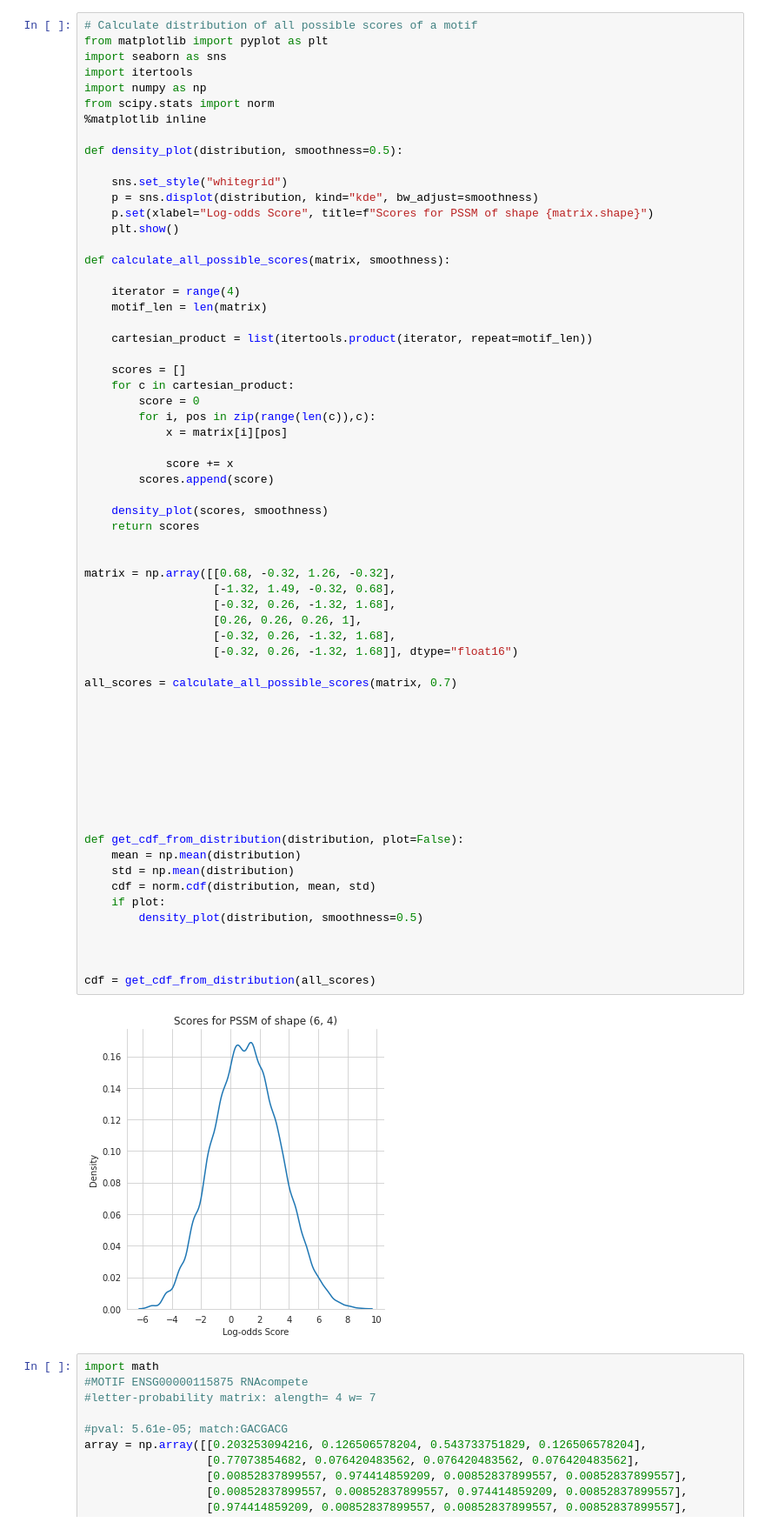
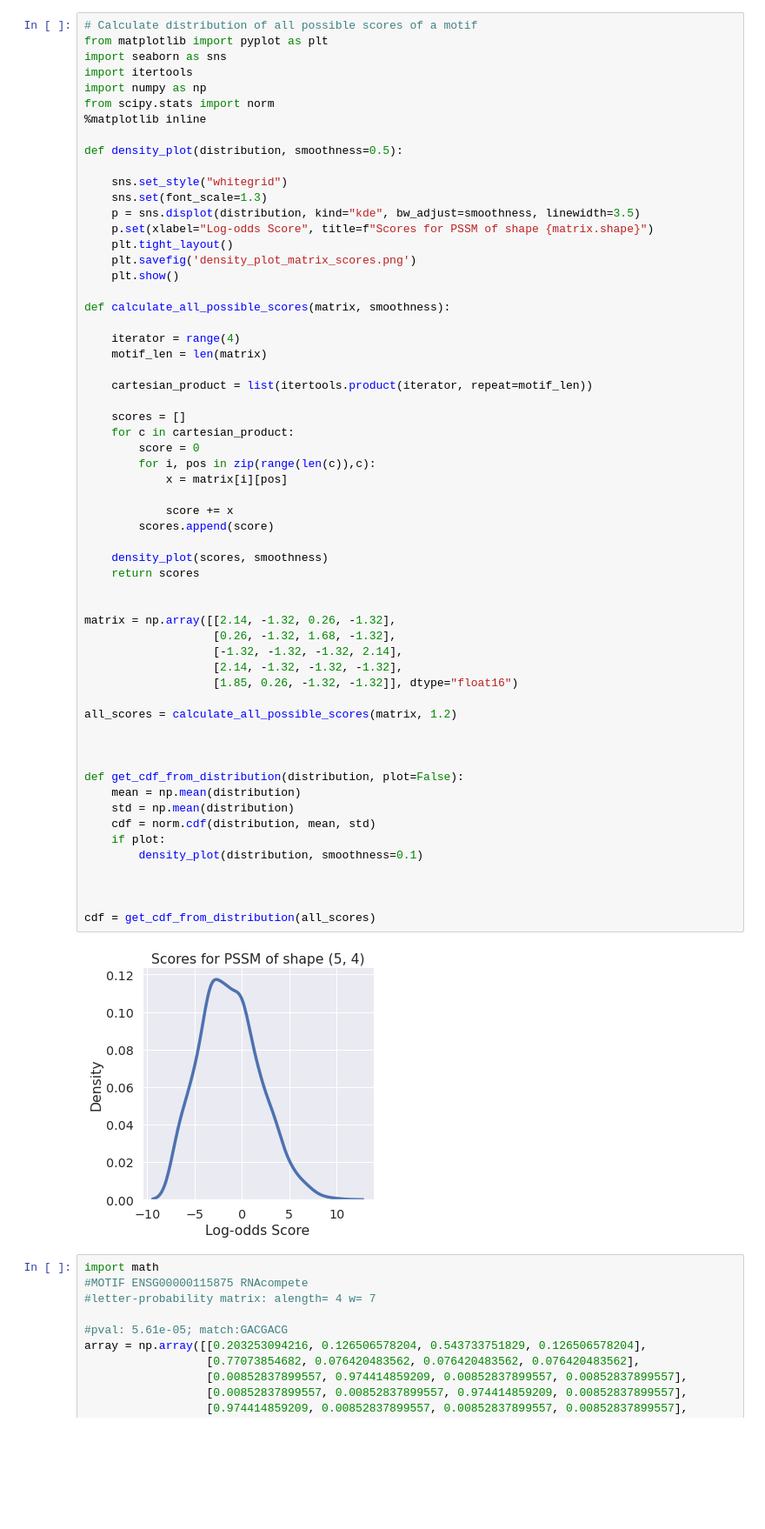
Before and after one commit to moritsih/BSc_enriched_autologous_RBP, a Jupyter notebook: FIMO_density_pvalue.ipynb, the cells around one changed output. Shown: that part at 87% size. Cells and saved outputs as stored; diff of their text form; blank space fills up the shorter version.

```diff
--- a/FIMO_density_pvalue.ipynb
+++ b/FIMO_density_pvalue.ipynb
@@ -10,8 +10,11 @@ from scipy.stats import norm
 def density_plot(distribution, smoothness=0.5):
 
     sns.set_style("whitegrid")
-    p = sns.displot(distribution, kind="kde", bw_adjust=smoothness)
+    sns.set(font_scale=1.3)
+    p = sns.displot(distribution, kind="kde", bw_adjust=smoothness, linewidth=3.5)
     p.set(xlabel="Log-odds Score", title=f"Scores for PSSM of shape {matrix.shape}")
+    plt.tight_layout()
+    plt.savefig('density_plot_matrix_scores.png')
     plt.show()
 
 def calculate_all_possible_scores(matrix, smoothness):
@@ -21,48 +24,41 @@ def calculate_all_possible_scores(matrix, smoothness):
 
     cartesian_product = list(itertools.product(iterator, repeat=motif_len))
 
     scores = []
     for c in cartesian_product:
         score = 0
         for i, pos in zip(range(len(c)),c):
             x = matrix[i][pos]
 
             score += x
         scores.append(score)
 
     density_plot(scores, smoothness)
     return scores
 
 
-matrix = np.array([[0.68, -0.32, 1.26, -0.32],
-                   [-1.32, 1.49, -0.32, 0.68],
-                   [-0.32, 0.26, -1.32, 1.68],
-                   [0.26, 0.26, 0.26, 1],
-                   [-0.32, 0.26, -1.32, 1.68],
-                   [-0.32, 0.26, -1.32, 1.68]], dtype="float16")
+matrix = np.array([[2.14, -1.32, 0.26, -1.32],
+                   [0.26, -1.32, 1.68, -1.32],
+                   [-1.32, -1.32, -1.32, 2.14],
+                   [2.14, -1.32, -1.32, -1.32],
+                   [1.85, 0.26, -1.32, -1.32]], dtype="float16")
 
-all_scores = calculate_all_possible_scores(matrix, 0.7)
-
-
-
-
-
-
+all_scores = calculate_all_possible_scores(matrix, 1.2)
 
 
 
 def get_cdf_from_distribution(distribution, plot=False):
     mean = np.mean(distribution)
     std = np.mean(distribution)
     cdf = norm.cdf(distribution, mean, std)
     if plot:
-        density_plot(distribution, smoothness=0.5)
+        density_plot(distribution, smoothness=0.1)
 
 
 
 cdf = get_cdf_from_distribution(all_scores)
 # %% [output]
-[figure, old version]
+[figure, new version]
 # %%
 import math
 #MOTIF ENSG00000115875 RNAcompete
```
Also changed, not shown: 5 other files.
